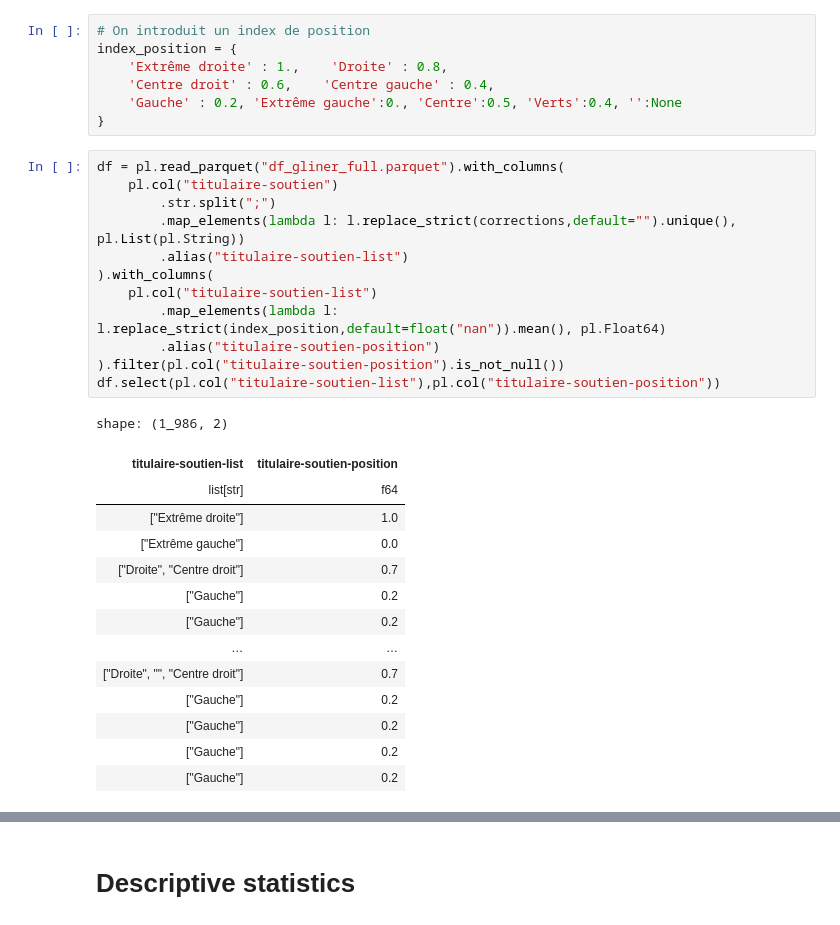
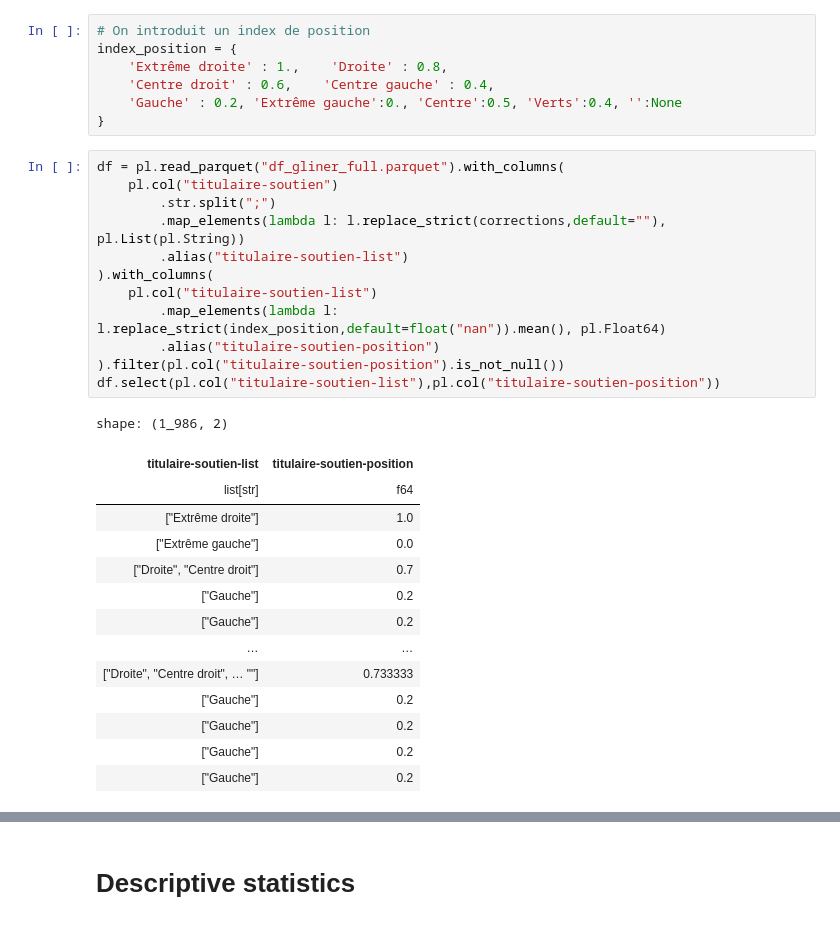
Before and after one commit to slithiaote/2026_NLP_project, a Jupyter notebook: Analysis.ipynb, the cells around one changed output, grey strips where cells are left out. Cells and saved outputs as stored; diff of their text form.

```diff
--- a/Analysis.ipynb
+++ b/Analysis.ipynb
@@ -85,26 +85,26 @@ index_position = {
 # %%
 df = pl.read_parquet("df_gliner_full.parquet").with_columns(
     pl.col("titulaire-soutien")
         .str.split(";")
-        .map_elements(lambda l: l.replace_strict(corrections,default="").unique(), pl.List(pl.String))
+        .map_elements(lambda l: l.replace_strict(corrections,default=""), pl.List(pl.String))
         .alias("titulaire-soutien-list")
 ).with_columns(
     pl.col("titulaire-soutien-list")
         .map_elements(lambda l: l.replace_strict(index_position,default=float("nan")).mean(), pl.Float64)
         .alias("titulaire-soutien-position")
 ).filter(pl.col("titulaire-soutien-position").is_not_null())
 df.select(pl.col("titulaire-soutien-list"),pl.col("titulaire-soutien-position"))
 # %% [output]
 shape: (1_986, 2)
 | titulaire-soutien-list | titulaire-soutien-position |
 | list[str] | f64 |
 | ["Extrême droite"] | 1.0 |
 | ["Extrême gauche"] | 0.0 |
 | ["Droite", "Centre droit"] | 0.7 |
 | ["Gauche"] | 0.2 |
 | ["Gauche"] | 0.2 |
 | … | … |
-| ["Droite", "", "Centre droit"] | 0.7 |
+| ["Droite", "Centre droit", … ""] | 0.733333 |
 | ["Gauche"] | 0.2 |
 | ["Gauche"] | 0.2 |
 | ["Gauche"] | 0.2 |
```
Also changed, not shown: parts of 41 cells of this notebook, 3 other files.
